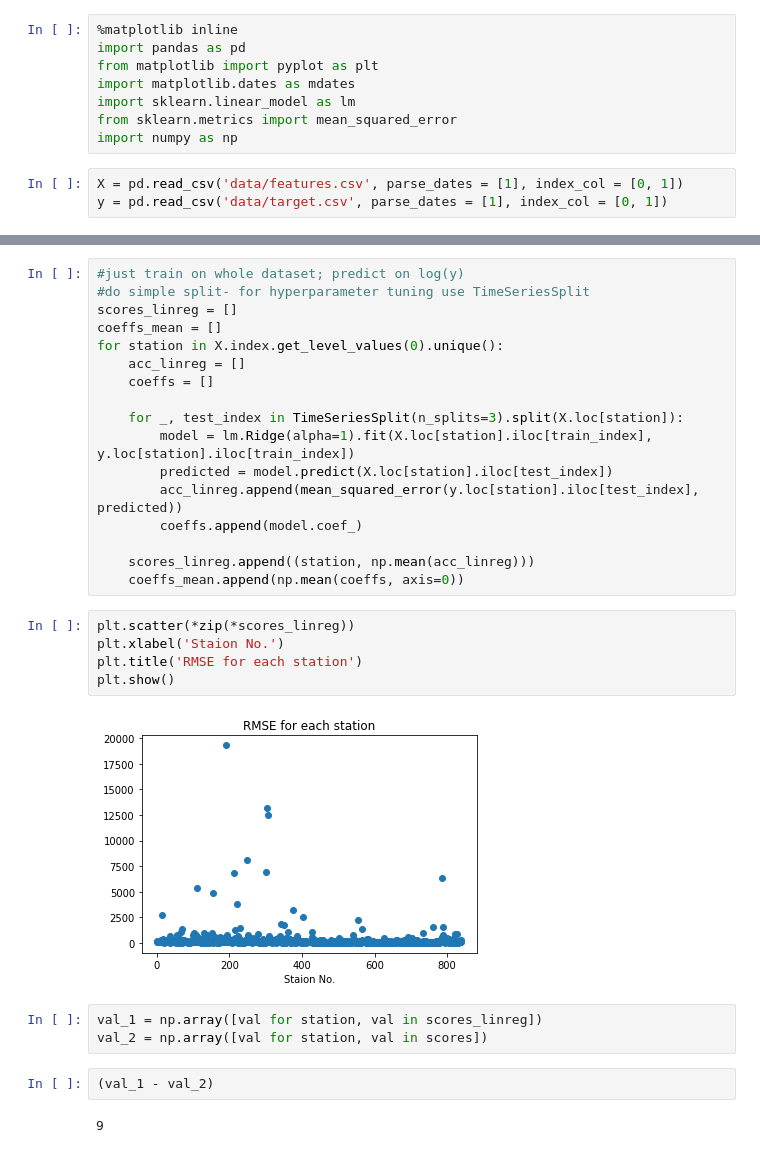
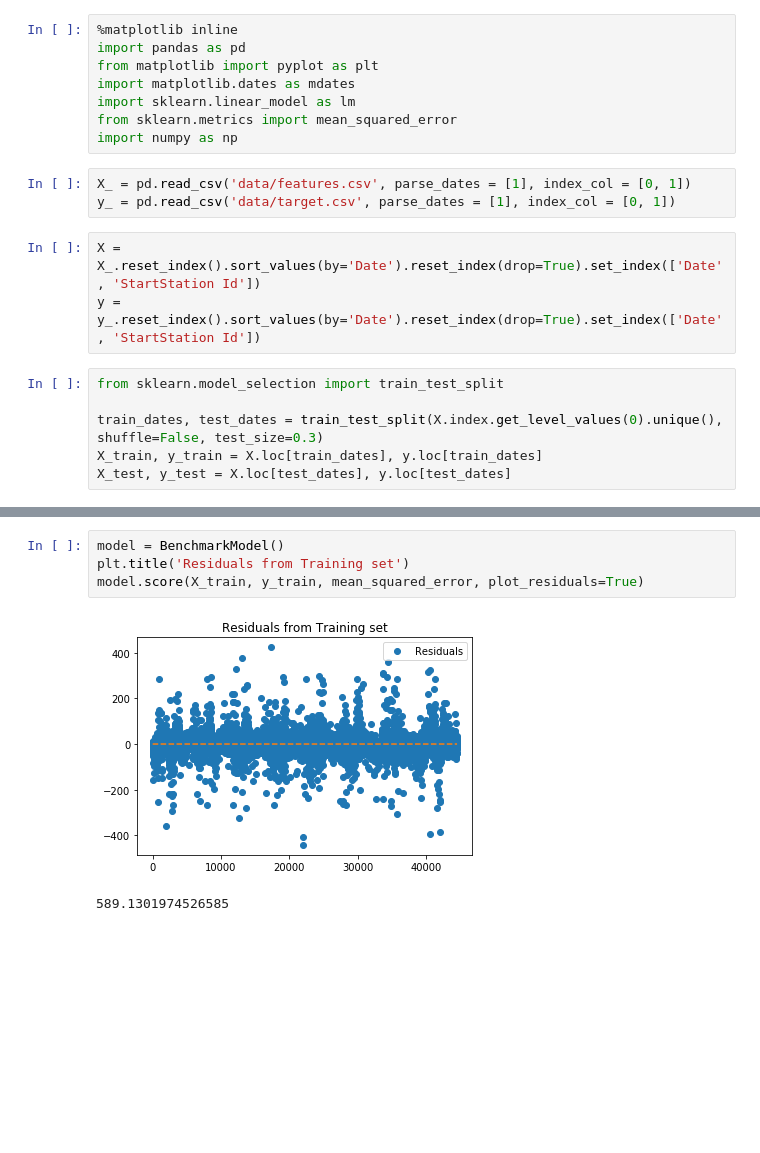
Before and after one commit to vanitakalai/SpringboardProjects, a Jupyter notebook: Capstone Project/Part_5_ML.ipynb, the cells around one changed output, grey strips where cells are left out. Saved outputs shown, nothing was run; the diff lists cells and outputs as text; blank space fills up the shorter version.

```diff
--- a/Capstone Project/Part_5_ML.ipynb
+++ b/Capstone Project/Part_5_ML.ipynb
@@ -13,5 +9,14 @@ import sklearn.linear_model as lm
 from sklearn.metrics import mean_squared_error
 import numpy as np
 # %%
-X = pd.read_csv('data/features.csv', parse_dates = [1], index_col = [0, 1])
-y = pd.read_csv('data/target.csv', parse_dates = [1], index_col = [0, 1])
+X_ = pd.read_csv('data/features.csv', parse_dates = [1], index_col = [0, 1])
+y_ = pd.read_csv('data/target.csv', parse_dates = [1], index_col = [0, 1])
+# %%
+X = X_.reset_index().sort_values(by='Date').reset_index(drop=True).set_index(['Date', 'StartStation Id'])
+y = y_.reset_index().sort_values(by='Date').reset_index(drop=True).set_index(['Date', 'StartStation Id'])
+# %%
+from sklearn.model_selection import train_test_split
+
+train_dates, test_dates = train_test_split(X.index.get_level_values(0).unique(), shuffle=False, test_size=0.3)
+X_train, y_train = X.loc[train_dates], y.loc[train_dates]
+X_test, y_test = X.loc[test_dates], y.loc[test_dates]
@@ -72,31 +47,7 @@ for train_index, test_index in TimeSeriesSplit(n_splits=3).split(X_1):
-# %%
-#just train on whole dataset; predict on log(y)
-#do simple split- for hyperparameter tuning use TimeSeriesSplit
-scores_linreg = []
-coeffs_mean = []
-for station in X.index.get_level_values(0).unique():
-    acc_linreg = []
-    coeffs = []
-
-    for _, test_index in TimeSeriesSplit(n_splits=3).split(X.loc[station]):
-        model = lm.Ridge(alpha=1).fit(X.loc[station].iloc[train_index], y.loc[station].iloc[train_index])
-        predicted = model.predict(X.loc[station].iloc[test_index])
-        acc_linreg.append(mean_squared_error(y.loc[station].iloc[test_index], predicted))
-        coeffs.append(model.coef_)
-
-    scores_linreg.append((station, np.mean(acc_linreg)))
-    coeffs_mean.append(np.mean(coeffs, axis=0))
-# %%
-plt.scatter(*zip(*scores_linreg))
-plt.xlabel('Staion No.')
-plt.title('RMSE for each station')
-plt.show()
-# %% [output]
-[figure, removed]
-# %%
-val_1 = np.array([val for station, val in scores_linreg])
-val_2 = np.array([val for station, val in scores])
-# %%
-(val_1 - val_2)
-# %% [output]
-9
+# %%
+model = BenchmarkModel()
+plt.title('Residuals from Training set')
+model.score(X_train, y_train, mean_squared_error, plot_residuals=True)
+# %% [output]
+[figure, added]
+589.1301974526585
```
Also changed, not shown: parts of 33 cells of this notebook.
